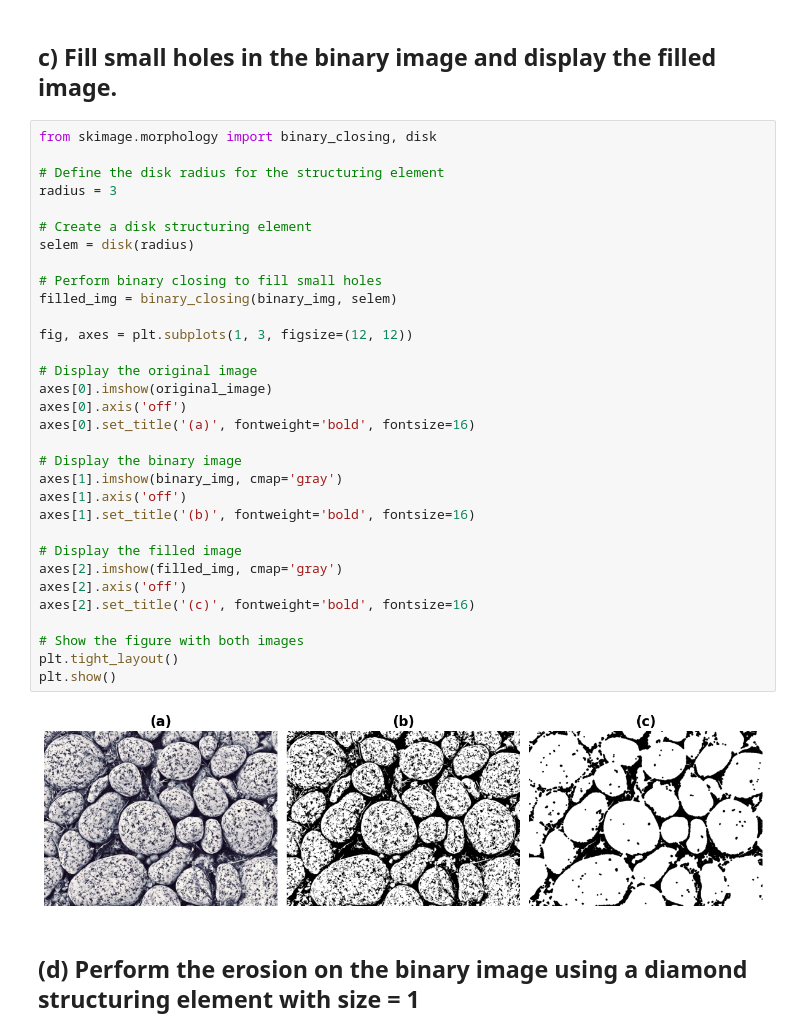
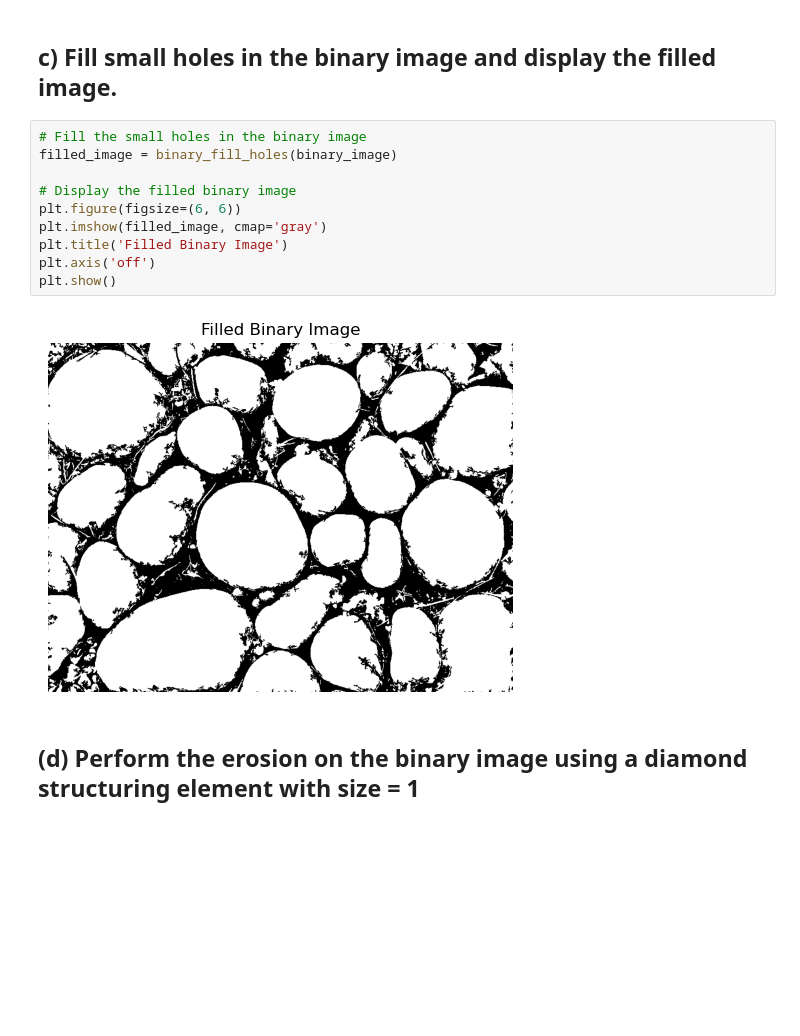
Before and after one commit to sonsiho/FPT-ImageAndVideoProcessing, a Jupyter notebook: Final/final.ipynb, the cells around one changed output. Saved outputs shown, nothing was run; the diff lists cells and outputs as text; blank space fills up the shorter version.

```diff
--- a/Final/final.ipynb
+++ b/Final/final.ipynb
@@ -193,38 +175,16 @@ plt.show()
 # %% [markdown]
 ## c) Fill small holes in the binary image and display the filled image.
-# %%
-from skimage.morphology import binary_closing, disk
-
-# Define the disk radius for the structuring element
-radius = 3
-
-# Create a disk structuring element
-selem = disk(radius)
-
-# Perform binary closing to fill small holes
-filled_img = binary_closing(binary_img, selem)
-
-fig, axes = plt.subplots(1, 3, figsize=(12, 12))
-
-# Display the original image
-axes[0].imshow(original_image)
-axes[0].axis('off')
-axes[0].set_title('(a)', fontweight='bold', fontsize=16)
-
-# Display the binary image
-axes[1].imshow(binary_img, cmap='gray')
-axes[1].axis('off')
-axes[1].set_title('(b)', fontweight='bold', fontsize=16)
-
-# Display the filled image
-axes[2].imshow(filled_img, cmap='gray')
-axes[2].axis('off')
-axes[2].set_title('(c)', fontweight='bold', fontsize=16)
-
-# Show the figure with both images
-plt.tight_layout()
-plt.show()
-# %% [output]
-[figure, removed]
+# %%
+# Fill the small holes in the binary image
+filled_image = binary_fill_holes(binary_image)
+
+# Display the filled binary image
+plt.figure(figsize=(6, 6))
+plt.imshow(filled_image, cmap='gray')
+plt.title('Filled Binary Image')
+plt.axis('off')
+plt.show()
+# %% [output]
+[figure, added]
 # %% [markdown]
 ## (d) Perform the erosion on the binary image using a diamond structuring element with size = 1
```
Also changed, not shown: parts of 19 cells of this notebook, 4 other files.
